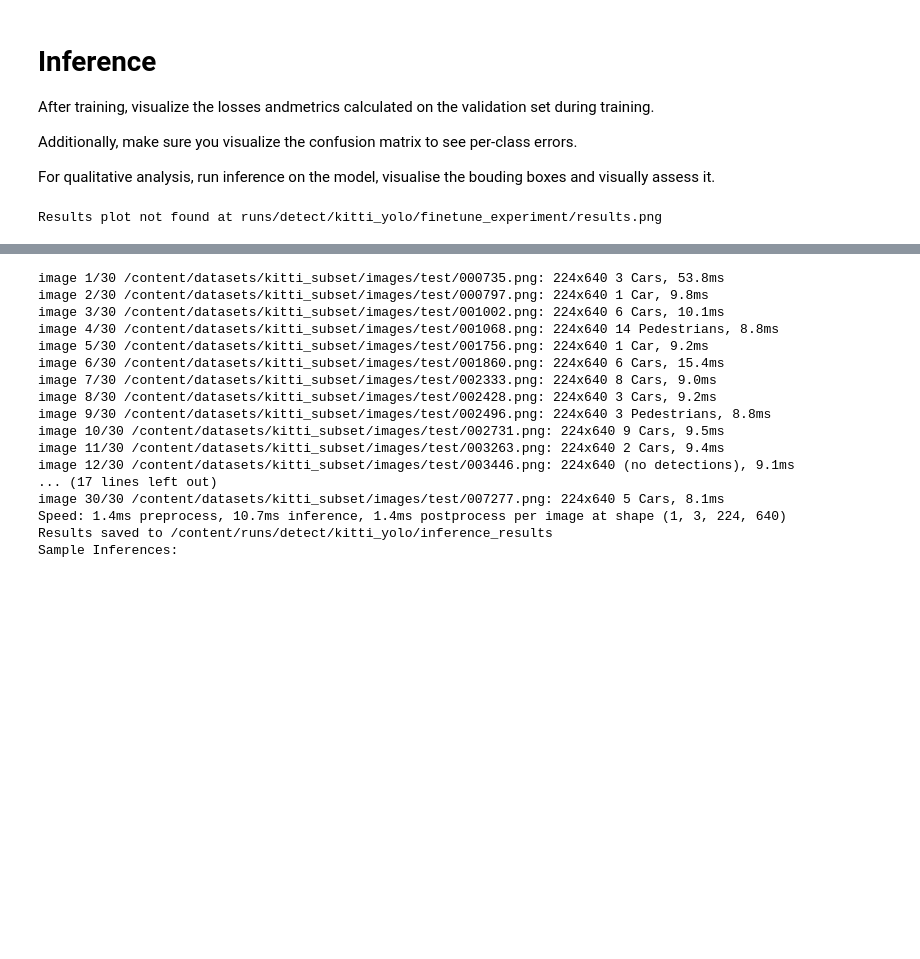
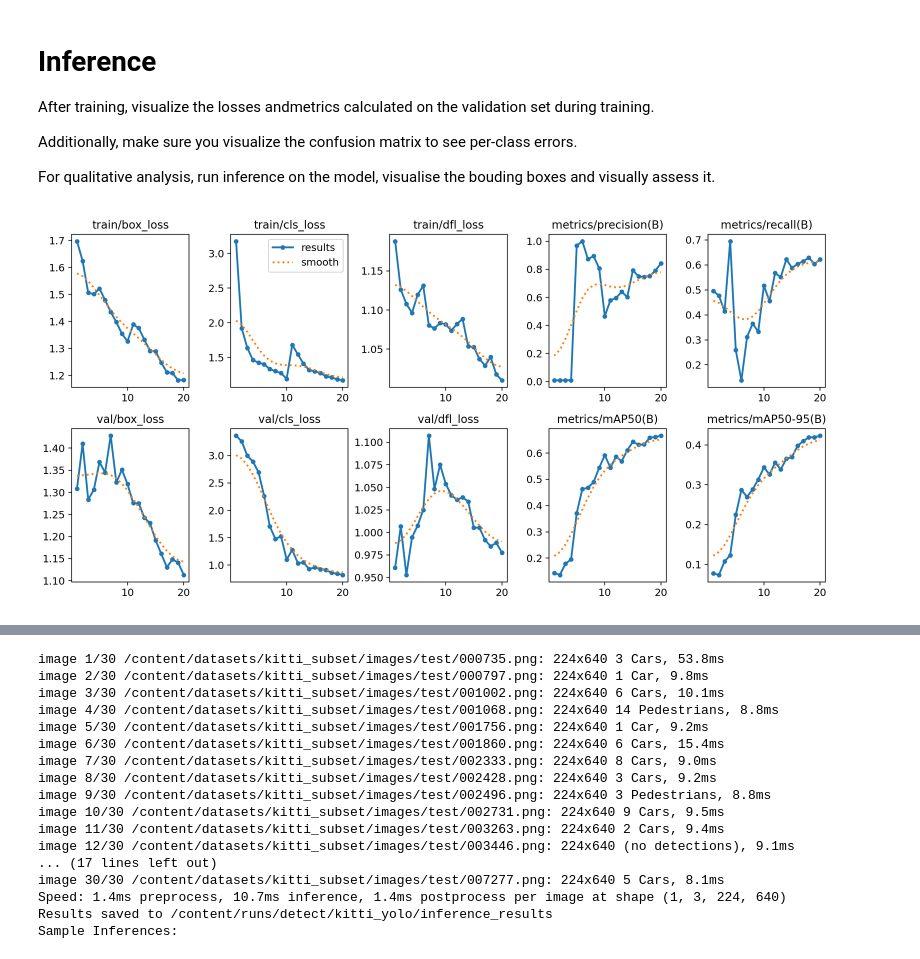
Before and after one commit to Ashvin-k/DLAV-2026, a Jupyter notebook: graded_homework/hw2/hw2.ipynb, the cells around one changed output, grey strips where cells are left out. Saved outputs shown, nothing was run; the diff lists cells and outputs as text; code cells hidden in the pictures; blank space fills up the shorter version.

```diff
--- a/graded_homework/hw2/hw2.ipynb
+++ b/graded_homework/hw2/hw2.ipynb
@@ -268,15 +268,13 @@ For qualitative analysis, run inference on the model, visualise the bouding boxe
 # %%
 # -------- VISUALIZE TRAINING LOSSES AND METRICS --------
 #TO-DO: Add the code to visualize the training losses and metrics
 
-results_plot_path = "runs/detect/kitti_yolo/finetune_experiment/results.png"
+results_paths = sorted(glob.glob("/content/runs/detect/kitti_yolo/*/results.png"))
 
-if os.path.exists(results_plot_path):
-    display(Image(filename=results_plot_path, width=800))
-else:
-    print(f"Results plot not found at {results_plot_path}")
+if results_paths:
+    display(Image(filename=results_paths[-1], width=800))
 # %% [output]
-Results plot not found at runs/detect/kitti_yolo/finetune_experiment/results.png
+[figure, added]
 # %%
 # ------ VISUALIZE CONFUSION MATRIX --------
 #TO-DO: Add the code to visualize the confusion matrix
```
Also changed, not shown: parts of 1 cell of this notebook.
